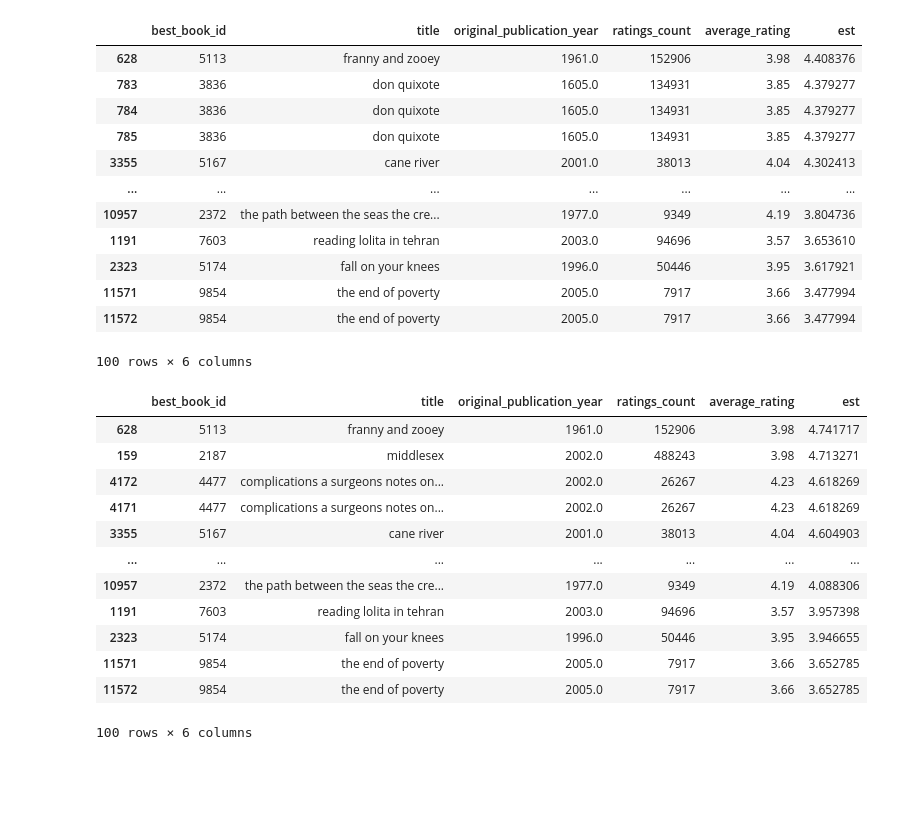
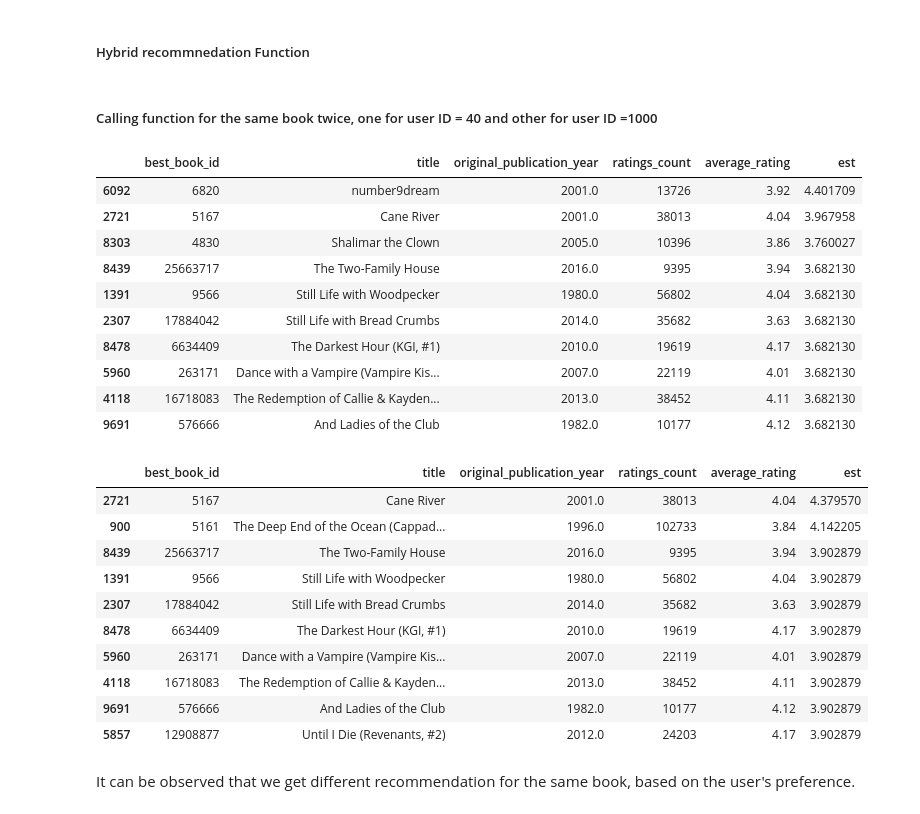
Before and after one commit to ChetanNain/CMPE-255, a Jupyter notebook: model/Hybrid/Hybrid_Lavesh_Jain.ipynb, the cells around one changed output. Drawn from its saved outputs; the diff is of its cells as text; code cells hidden in the pictures; blank space fills up the shorter version.

```diff
--- a/model/Hybrid/Hybrid_Lavesh_Jain.ipynb
+++ b/model/Hybrid/Hybrid_Lavesh_Jain.ipynb
@@ -47,5 +54,5 @@ To see all configurable class-options for some <cmd>, use:
 To see all available configurables, use `--help-all`.
 # %%
 # Read books meta data
-books_data = pd.read_csv('../../data_preprocessing/books_data.csv')
+books_data = pd.read_csv('../../data_preprocessing/cleaned_books_data.csv')
 books_data=books_data.dropna()
@@ -78,5 +59,8 @@ books_data=books_data.dropna()
+# %% [markdown]
+##### Hybrid recommnedation Function
 # %%
 def hybrid_book_recom(user_id, book_title):
+    # processing books from Content based
     give_recom(book_title)
     file = open('content_op.txt', 'r')
     book_indices = [int(i) for i in file.read().splitlines()]
@@ -85,4 +69,6 @@ def hybrid_book_recom(user_id, book_title):
     df = books_data.iloc[book_indices][['best_book_id','title', 'original_publication_year', 'ratings_count', 'average_rating']]
     df['est'] = df['best_book_id'].apply(lambda book_id: predict_rating(user_id, book_id).est)
     df = df.sort_values('est', ascending=False)
-    return df
+    return df.head(10)
+# %% [markdown]
+##### Calling function for the same book twice, one for user ID = 40 and other for user ID =1000
@@ -89,32 +77,34 @@ def hybrid_book_recom(user_id, book_title):
 # %%
-hybrid_book_recom(40,'twilight twilight')
+user_id = 200
+book_title = 'Twilight (Twilight, #1)'
+hybrid_book_recom(user_id,book_title)
 # %% [output]
 |  | best_book_id | title | original_publication_year | ratings_count | average_rating | est |
-| 628 | 5113 | franny and zooey | 1961.0 | 152906 | 3.98 | 4.408376 |
-| 783 | 3836 | don quixote | 1605.0 | 134931 | 3.85 | 4.379277 |
-| 784 | 3836 | don quixote | 1605.0 | 134931 | 3.85 | 4.379277 |
-| 785 | 3836 | don quixote | 1605.0 | 134931 | 3.85 | 4.379277 |
-| 3355 | 5167 | cane river | 2001.0 | 38013 | 4.04 | 4.302413 |
-| ... | ... | ... | ... | ... | ... | ... |
-| 10957 | 2372 | the path between the seas the cre... | 1977.0 | 9349 | 4.19 | 3.804736 |
-| 1191 | 7603 | reading lolita in tehran | 2003.0 | 94696 | 3.57 | 3.653610 |
-| 2323 | 5174 | fall on your knees | 1996.0 | 50446 | 3.95 | 3.617921 |
-| 11571 | 9854 | the end of poverty | 2005.0 | 7917 | 3.66 | 3.477994 |
-| 11572 | 9854 | the end of poverty | 2005.0 | 7917 | 3.66 | 3.477994 |
+| 6092 | 6820 | number9dream | 2001.0 | 13726 | 3.92 | 4.401709 |
+| 2721 | 5167 | Cane River | 2001.0 | 38013 | 4.04 | 3.967958 |
+| 8303 | 4830 | Shalimar the Clown | 2005.0 | 10396 | 3.86 | 3.760027 |
+| 8439 | 25663717 | The Two-Family House | 2016.0 | 9395 | 3.94 | 3.682130 |
+| 1391 | 9566 | Still Life with Woodpecker | 1980.0 | 56802 | 4.04 | 3.682130 |
+| 2307 | 17884042 | Still Life with Bread Crumbs | 2014.0 | 35682 | 3.63 | 3.682130 |
+| 8478 | 6634409 | The Darkest Hour (KGI, #1) | 2010.0 | 19619 | 4.17 | 3.682130 |
+| 5960 | 263171 | Dance with a Vampire (Vampire Kis... | 2007.0 | 22119 | 4.01 | 3.682130 |
+| 4118 | 16718083 | The Redemption of Callie & Kayden... | 2013.0 | 38452 | 4.11 | 3.682130 |
+| 9691 | 576666 | And Ladies of the Club | 1982.0 | 10177 | 4.12 | 3.682130 |
-100 rows × 6 columns
 # %%
-hybrid_book_recom(1000,'twilight twilight')
+user_id = 12345
+book_title = 'Twilight (Twilight, #1)'
+hybrid_book_recom(user_id,book_title)
 # %% [output]
 |  | best_book_id | title | original_publication_year | ratings_count | average_rating | est |
-| 628 | 5113 | franny and zooey | 1961.0 | 152906 | 3.98 | 4.741717 |
-| 159 | 2187 | middlesex | 2002.0 | 488243 | 3.98 | 4.713271 |
-| 4172 | 4477 | complications a surgeons notes on... | 2002.0 | 26267 | 4.23 | 4.618269 |
-| 4171 | 4477 | complications a surgeons notes on... | 2002.0 | 26267 | 4.23 | 4.618269 |
-| 3355 | 5167 | cane river | 2001.0 | 38013 | 4.04 | 4.604903 |
-| ... | ... | ... | ... | ... | ... | ... |
-| 10957 | 2372 | the path between the seas the cre... | 1977.0 | 9349 | 4.19 | 4.088306 |
-| 1191 | 7603 | reading lolita in tehran | 2003.0 | 94696 | 3.57 | 3.957398 |
-| 2323 | 5174 | fall on your knees | 1996.0 | 50446 | 3.95 | 3.946655 |
-| 11571 | 9854 | the end of poverty | 2005.0 | 7917 | 3.66 | 3.652785 |
-| 11572 | 9854 | the end of poverty | 2005.0 | 7917 | 3.66 | 3.652785 |
+| 2721 | 5167 | Cane River | 2001.0 | 38013 | 4.04 | 4.379570 |
+| 900 | 5161 | The Deep End of the Ocean (Cappad... | 1996.0 | 102733 | 3.84 | 4.142205 |
+| 8439 | 25663717 | The Two-Family House | 2016.0 | 9395 | 3.94 | 3.902879 |
+| 1391 | 9566 | Still Life with Woodpecker | 1980.0 | 56802 | 4.04 | 3.902879 |
+| 2307 | 17884042 | Still Life with Bread Crumbs | 2014.0 | 35682 | 3.63 | 3.902879 |
+| 8478 | 6634409 | The Darkest Hour (KGI, #1) | 2010.0 | 19619 | 4.17 | 3.902879 |
+| 5960 | 263171 | Dance with a Vampire (Vampire Kis... | 2007.0 | 22119 | 4.01 | 3.902879 |
+| 4118 | 16718083 | The Redemption of Callie & Kayden... | 2013.0 | 38452 | 4.11 | 3.902879 |
+| 9691 | 576666 | And Ladies of the Club | 1982.0 | 10177 | 4.12 | 3.902879 |
+| 5857 | 12908877 | Until I Die (Revenants, #2) | 2012.0 | 24203 | 4.17 | 3.902879 |
-100 rows × 6 columns
+# %% [markdown]
+It can be observed that we get different recommendation for the same book, based on the user's preference.
```
Also changed, not shown: parts of 9 cells of this notebook, 6 other files.
